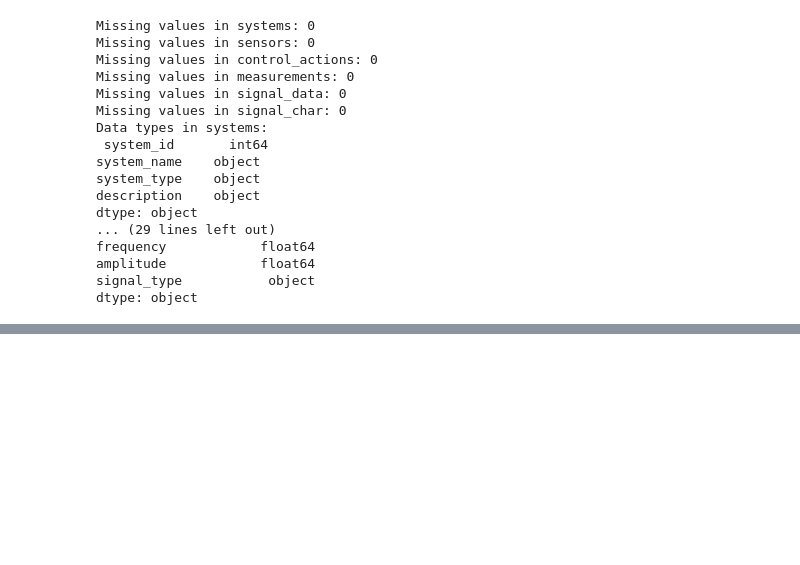
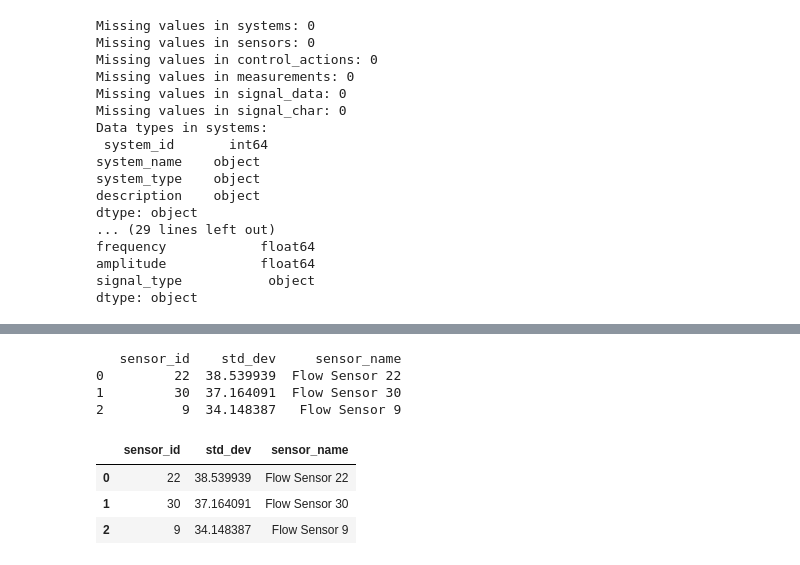
Before and after one commit to gkret123/ME371-Kret, a Jupyter notebook: Kret_Project2/Kret_proj2.ipynb, the cells around one changed output, grey strips where cells are left out. Saved outputs shown, nothing was run; the diff lists cells and outputs as text; code cells hidden in the pictures; blank space fills up the shorter version.

```diff
--- a/Kret_Project2/Kret_proj2.ipynb
+++ b/Kret_Project2/Kret_proj2.ipynb
@@ -433,0 +530,36 @@ dtype: object
+# %%
+def top_variable_sensors(sensors_df, measurements_df, n):
+    """
+    Identify the top n sensors with the highest variability in measurements.
+    Parameters:
+    sensors_df (pd.DataFrame): DataFrame containing sensor information.
+    measurements_df (pd.DataFrame): DataFrame containing measurement data.
+    n (int): Number of top variable sensors to return (default is 3).
+    Returns:
+    pd.DataFrame: A DataFrame containing the top N sensors with highest variability,
+                  including their sensor_id, standard deviation, and sensor_name.
+    This function calculates the standard deviation of measurements for each sensor, sorts them in descending order, and returns the top N sensors. It also prints the result to the console.
+    """
+    variability_df = measurements_df.groupby('sensor_id')['value'].std().reset_index()
+    variability_df.columns = ['sensor_id', 'std_dev']
+
+    result_df = pd.merge(variability_df, sensors_df[['sensor_id', 'sensor_name']], on='sensor_id', how='left')
+
+    result_df = result_df.sort_values(by='std_dev', ascending=False, ignore_index=True)
+
+    top_sensors = result_df.head(n)
+
+    # Print the result to the console
+    print(top_sensors)
+    return top_sensors
+
+top_variable_sensors(sensors_df, measurements_df, n=3)
+# %% [output]
+   sensor_id    std_dev     sensor_name
+0         22  38.539939  Flow Sensor 22
+1         30  37.164091  Flow Sensor 30
+2          9  34.148387   Flow Sensor 9
+|  | sensor_id | std_dev | sensor_name |
+| 0 | 22 | 38.539939 | Flow Sensor 22 |
+| 1 | 30 | 37.164091 | Flow Sensor 30 |
+| 2 | 9 | 34.148387 | Flow Sensor 9 |
```
Also changed, not shown: parts of 6 cells of this notebook.
